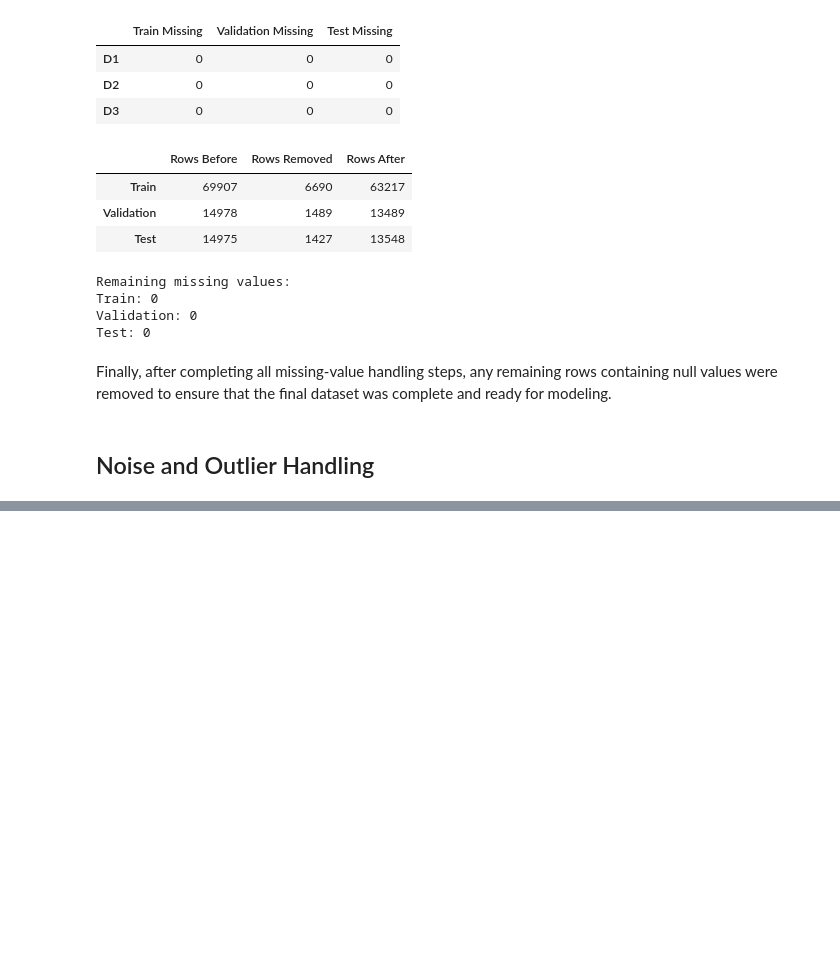
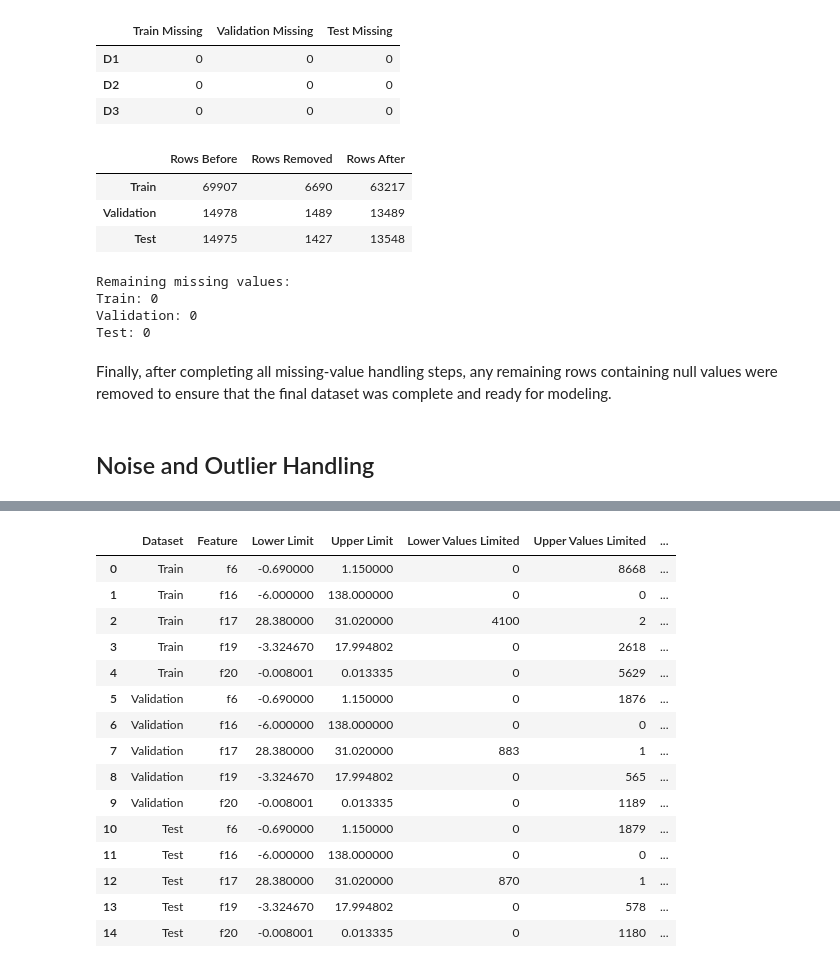
Before and after one commit to SepehrGhorashi/us-accident-severity-prediction, a Jupyter notebook: 02_data_processing.ipynb, the cells around one changed output, grey strips where cells are left out. Saved outputs shown, nothing was run; the diff lists cells and outputs as text; code cells hidden in the pictures; blank space fills up the shorter version.

```diff
--- a/02_data_processing.ipynb
+++ b/02_data_processing.ipynb
@@ -1923,0 +2146,84 @@ Finally, after completing all missing-value handling steps, any remaining rows c
+# %%
+# Features selected for IQR limiting
+features_to_limit = ["f6", "f16", "f17", "f19", "f20"]
+
+datasets = {
+    "Train": train_df,
+    "Validation": validation_df,
+    "Test": test_df
+}
+
+limiting_summary = []
+
+for dataset_name, dataset in datasets.items():
+    for feature in features_to_limit:
+        # Convert feature to numeric
+        dataset[feature] = pd.to_numeric(
+            dataset[feature],
+            errors="coerce"
+        )
+
+        lower_limit = iqr_limits[feature]["Lower Limit"]
+        upper_limit = iqr_limits[feature]["Upper Limit"]
+
+        lower_outlier_count = (
+            dataset[feature] < lower_limit
+        ).sum()
+
+        upper_outlier_count = (
+            dataset[feature] > upper_limit
+        ).sum()
+
+        # Limit values instead of removing rows
+        dataset[feature] = dataset[feature].clip(
+            lower=lower_limit,
+            upper=upper_limit
+        )
+
+        limiting_summary.append({
+            "Dataset": dataset_name,
+            "Feature": feature,
+            "Lower Limit": lower_limit,
+            "Upper Limit": upper_limit,
+            "Lower Values Limited": lower_outlier_count,
+            "Upper Values Limited": upper_outlier_count,
+            "Total Values Limited": (
+                lower_outlier_count + upper_outlier_count
+            )
+        })
+
+# Show limiting summary
+limiting_summary = pd.DataFrame(limiting_summary)
+
+display(limiting_summary)
+
+# Verify final ranges
+final_ranges = []
+
+for dataset_name, dataset in datasets.items():
+    for feature in features_to_limit:
+        final_ranges.append({
+            "Dataset": dataset_name,
+            "Feature": feature,
+            "Minimum": dataset[feature].min(),
+            "Maximum": dataset[feature].max()
+        })
+
+display(pd.DataFrame(final_ranges))
+# %% [output]
+|  | Dataset | Feature | Lower Limit | Upper Limit | Lower Values Limited | Upper Values Limited | ... |
+| 0 | Train | f6 | -0.690000 | 1.150000 | 0 | 8668 | ... |
+| 1 | Train | f16 | -6.000000 | 138.000000 | 0 | 0 | ... |
+| 2 | Train | f17 | 28.380000 | 31.020000 | 4100 | 2 | ... |
+| 3 | Train | f19 | -3.324670 | 17.994802 | 0 | 2618 | ... |
+| 4 | Train | f20 | -0.008001 | 0.013335 | 0 | 5629 | ... |
+| 5 | Validation | f6 | -0.690000 | 1.150000 | 0 | 1876 | ... |
+| 6 | Validation | f16 | -6.000000 | 138.000000 | 0 | 0 | ... |
+| 7 | Validation | f17 | 28.380000 | 31.020000 | 883 | 1 | ... |
+| 8 | Validation | f19 | -3.324670 | 17.994802 | 0 | 565 | ... |
+| 9 | Validation | f20 | -0.008001 | 0.013335 | 0 | 1189 | ... |
+| 10 | Test | f6 | -0.690000 | 1.150000 | 0 | 1879 | ... |
+| 11 | Test | f16 | -6.000000 | 138.000000 | 0 | 0 | ... |
+| 12 | Test | f17 | 28.380000 | 31.020000 | 870 | 1 | ... |
+| 13 | Test | f19 | -3.324670 | 17.994802 | 0 | 578 | ... |
+| 14 | Test | f20 | -0.008001 | 0.013335 | 0 | 1180 | ... |
```
Also changed, not shown: parts of 7 cells of this notebook.
